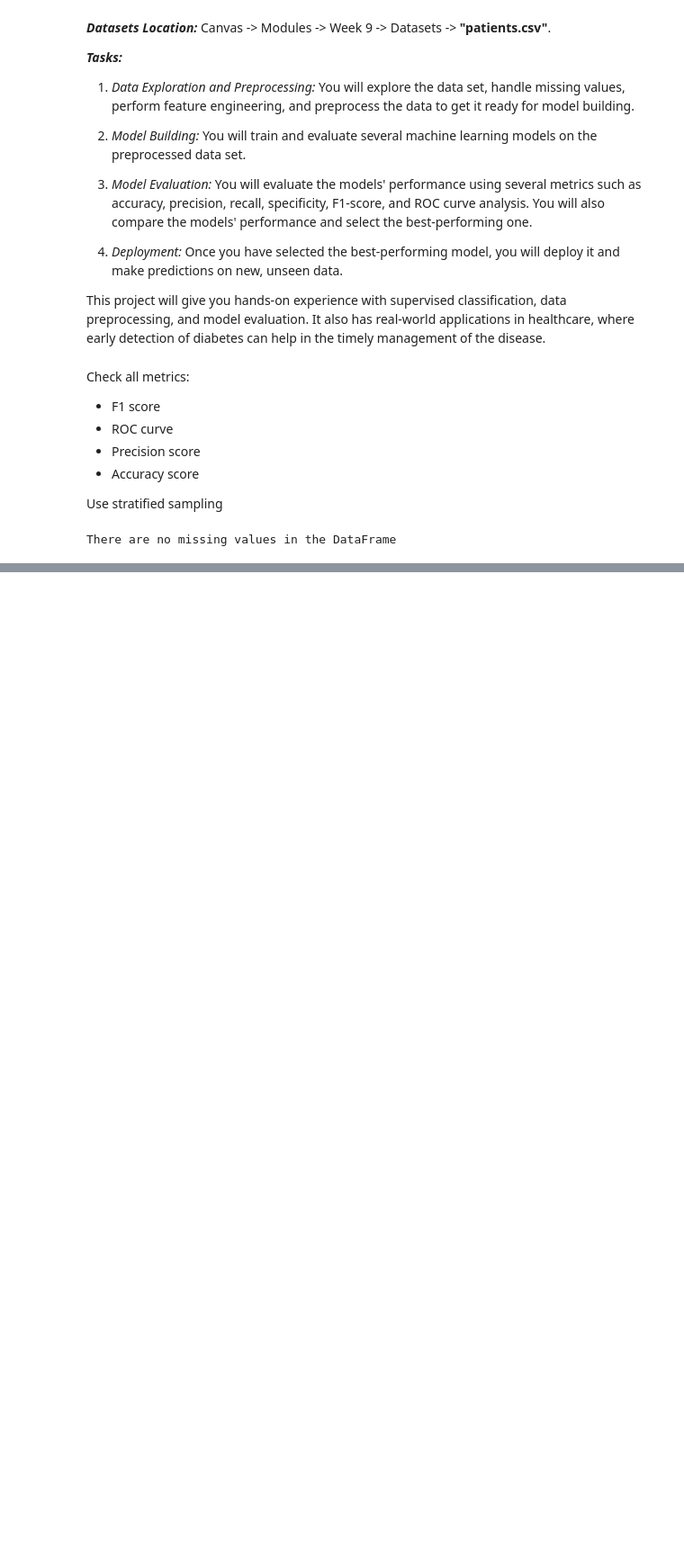
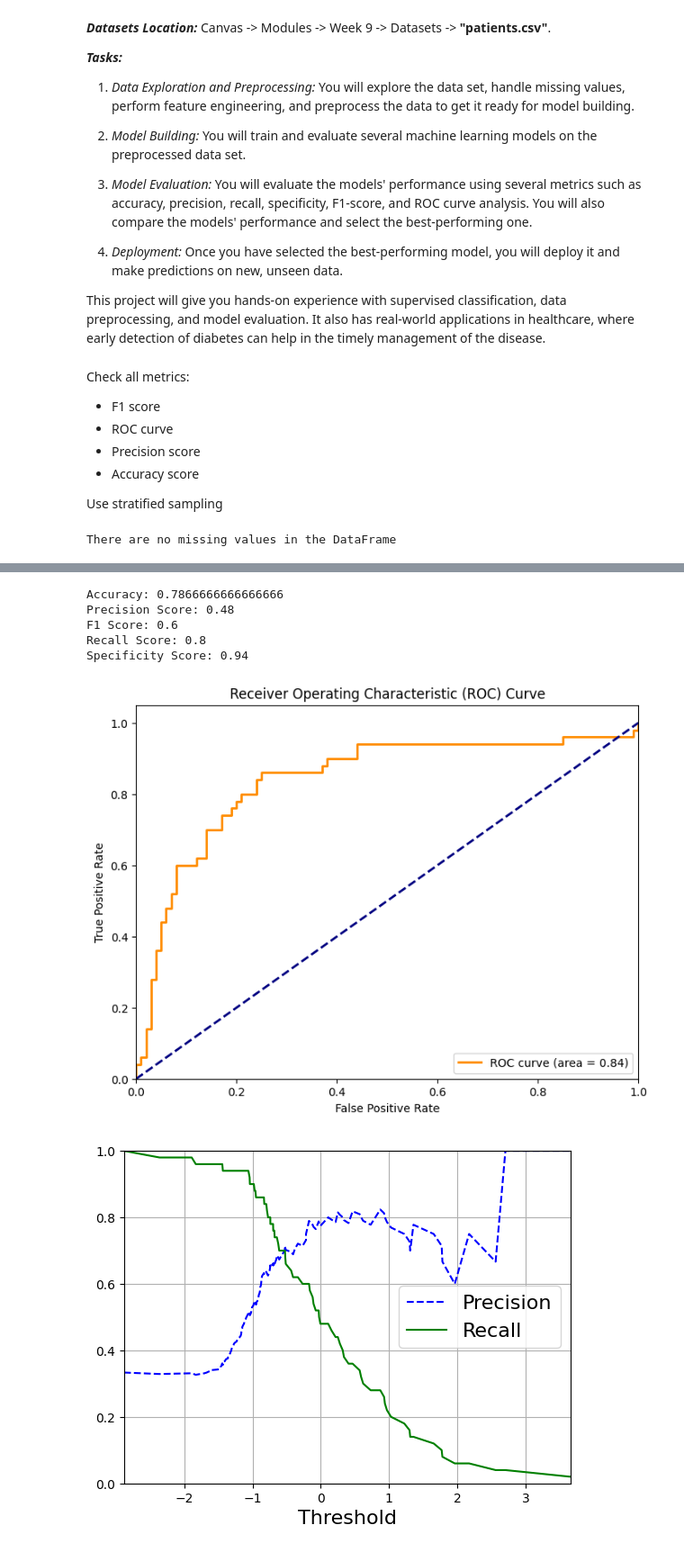
Before and after one commit to GabeALopez/machine-learning-projects, a Jupyter notebook: project3/Gabriel_Lopez_Project3.ipynb, the cells around one changed output, grey strips where cells are left out. Shown at 90% size. Cells and saved outputs as stored; diff of their text form; code cells hidden in the pictures; blank space fills up the shorter version.

```diff
--- a/project3/Gabriel_Lopez_Project3.ipynb
+++ b/project3/Gabriel_Lopez_Project3.ipynb
@@ -224,5 +306,27 @@ Recall Score: 0.7741935483870968
 [figure]
 [figure]
+# %%
+grid_search_SVC = {
+    'kernel' : ['poly', 'rbf', 'sigmoid']
+}
+
+grid_search_SVC_var = GridSearchCV(SVC(), grid_search_SVC, cv=5, n_jobs=1)
+
+fit_and_print(grid_search_SVC_var, X_train, y_train, X_test, y_test)
+
+prob = grid_search_SVC_var.decision_function(X_test)
+create_ROC_curve(y_test, prob)
+
+precision, recall, thresholds = precision_recall_curve(y_test, prob)
+create_precision_recall_curve(precision, recall, thresholds)
+# %% [output]
+Accuracy: 0.7866666666666666
+Precision Score: 0.48
+F1 Score: 0.6
+Recall Score: 0.8
+Specificity Score: 0.94
+[figure, added]
+[figure, added]
 # %%
 from sklearn.ensemble import AdaBoostClassifier
 from sklearn.tree import DecisionTreeClassifier
```
Also changed, not shown: parts of 9 cells of this notebook.
